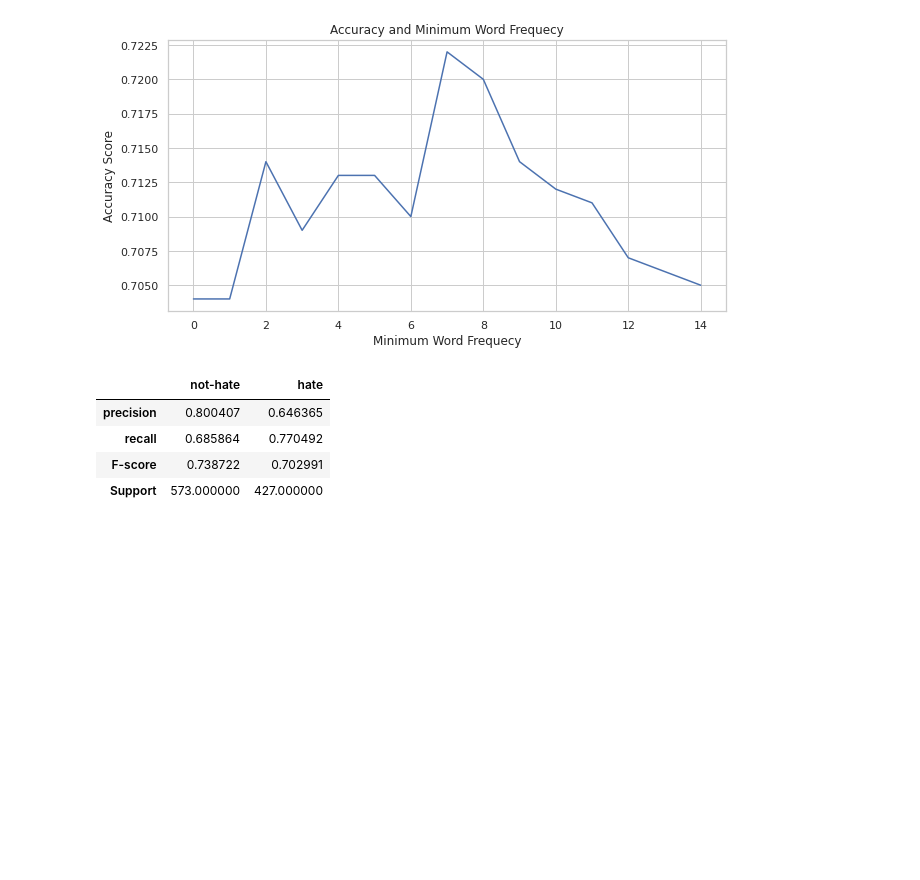
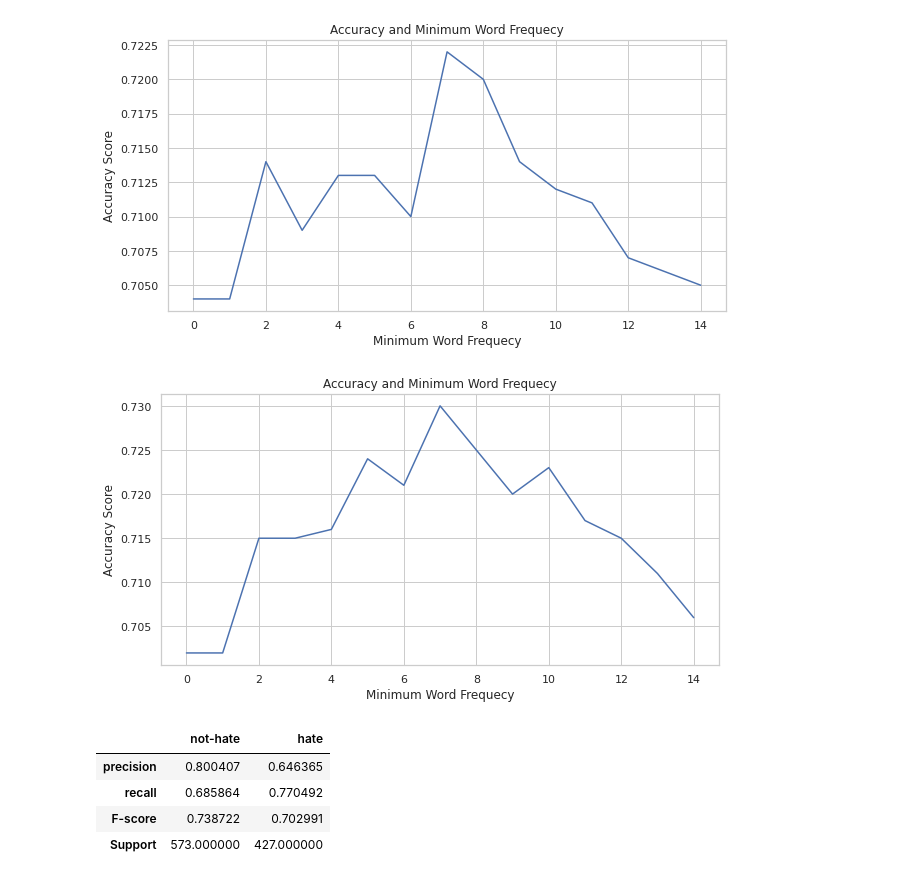
Before and after one commit to jonas-mika/twitter-hatespeech-detection, a Jupyter notebook: notebooks/project4.ipynb, the cells around one changed output. Cells and saved outputs as stored; diff of their text form; code cells hidden in the pictures; blank space fills up the shorter version.

Commit message:
aidan,hugo,nicola made stopwords comparable

```diff
--- a/notebooks/project4.ipynb
+++ b/notebooks/project4.ipynb
@@ -791,8 +776,10 @@ def text_format(dataset,tokenised,tvt="val"):
         #X_tfidf = fitted_transform.transform(X_train_counts)# read into what this does
     return X_train_counts#X_tfidf
 # %%
-def remove_stop_uncommon(tokenised,min_frequency,vocab):
-    stop_words = set(stopwords.words('english'))
+def remove_stop_uncommon(tokenised,min_frequency,vocab,remove_stop=True):
+    stop_words=set()
+    if remove_stop==True:
+        stop_words = set(stopwords.words('english'))
     temp_vocab_dict={vocab['index'][x]:vocab['frequency'][x] for x in range(vocab.shape[0])}
     #   <- make work later
     #if not in the temp vocab dict then append as 0
@@ -808,10 +791,10 @@ dict_keys(['hate', 'emotion'])
 # %%
-def model_accuracy(Dataset,min_frequency,model,v_or_t="val"):
+def model_accuracy(Dataset,min_frequency,model,v_or_t="val",remove_stop_=True):
     """takes cleaned and tokensed data and returns accuracy score of the model"""
     if v_or_t !="val":
         v_or_t="test"
         print("warning! you are using the test data")
-    prediction = model.predict(text_format(Dataset,remove_stop_uncommon(DATA["processed"][Dataset][f"{v_or_t}_text"],min_frequency,VOCABULARY[Dataset]),tvt=v_or_t))
+    prediction = model.predict(text_format(Dataset,remove_stop_uncommon(DATA["processed"][Dataset][f"{v_or_t}_text"],min_frequency,VOCABULARY[Dataset],remove_stop=remove_stop_),tvt=v_or_t))
     actual = DATA["processed"][Dataset][f"{v_or_t}_labels"]
     return accuracy_score(actual, prediction)
 # %%
@@ -837,9 +814,8 @@ dict_values(['anger', 'joy', 'optimism', 'sadness'])
 # %%
-
-def plot_accuracy(max_vocab,Dataset,model):
+def plot_accuracy(max_vocab,Dataset,model,remove_stop__=True):
     accuracies=[]
     for i in range (max_vocab):
-        accuracies.append(model_accuracy(Dataset,i,model))
+        accuracies.append(model_accuracy(Dataset,i,model,remove_stop_=remove_stop__))
     ax = plt.figure(figsize=(10,5)).gca()
     ax.xaxis.set_major_locator(MaxNLocator(integer=True))
     ax.plot([x for x in range (max_vocab)],accuracies)
@@ -865,6 +833,10 @@ DATA['processed']['hate']['train_labels'])
 plot_accuracy(15,"hate",clf)#takes a while to run be here we see that a min freq val of 7/8 is best, this also holds up to 100 and we can assume it holds above 100
 # %% [output]
 [figure]
+# %%
+plot_accuracy(15,"hate",clf,remove_stop__=False)
+# %% [output]
+[figure, added]
 # %%
 model_prf_score("hate",7,clf)
 # %% [output]
```
Also changed, not shown: parts of 14 cells of this notebook.
